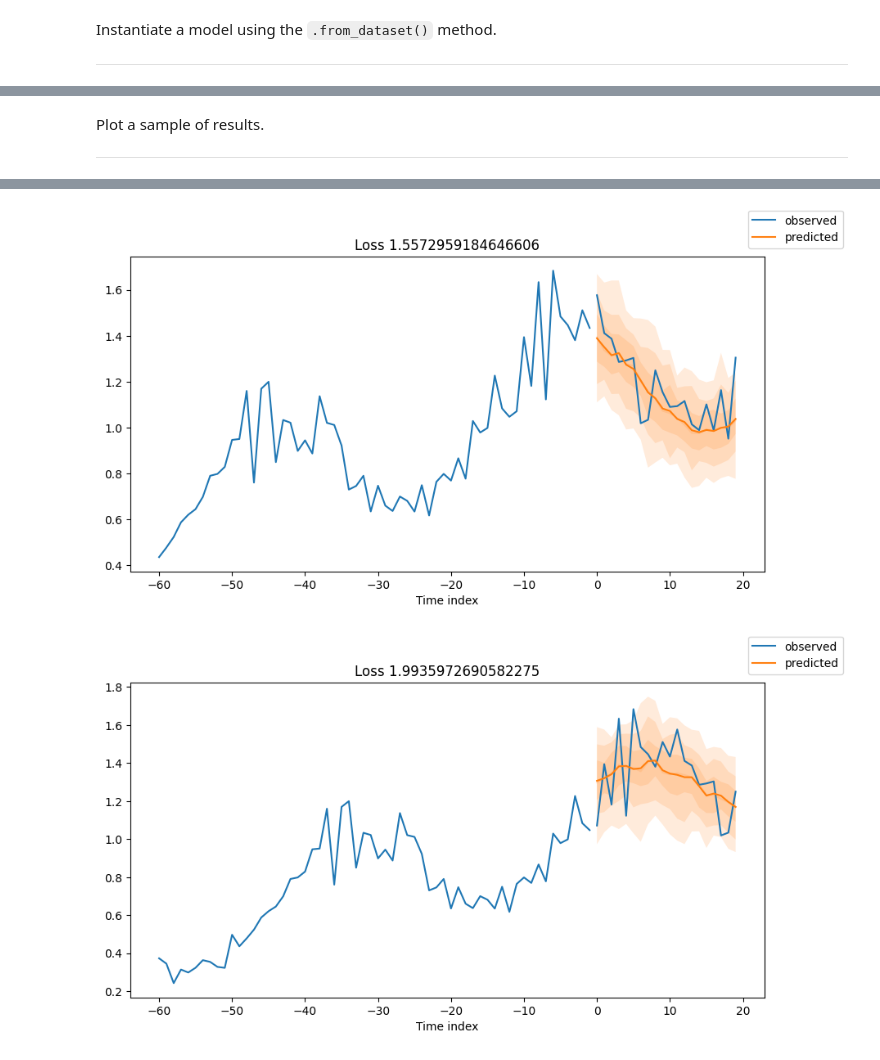
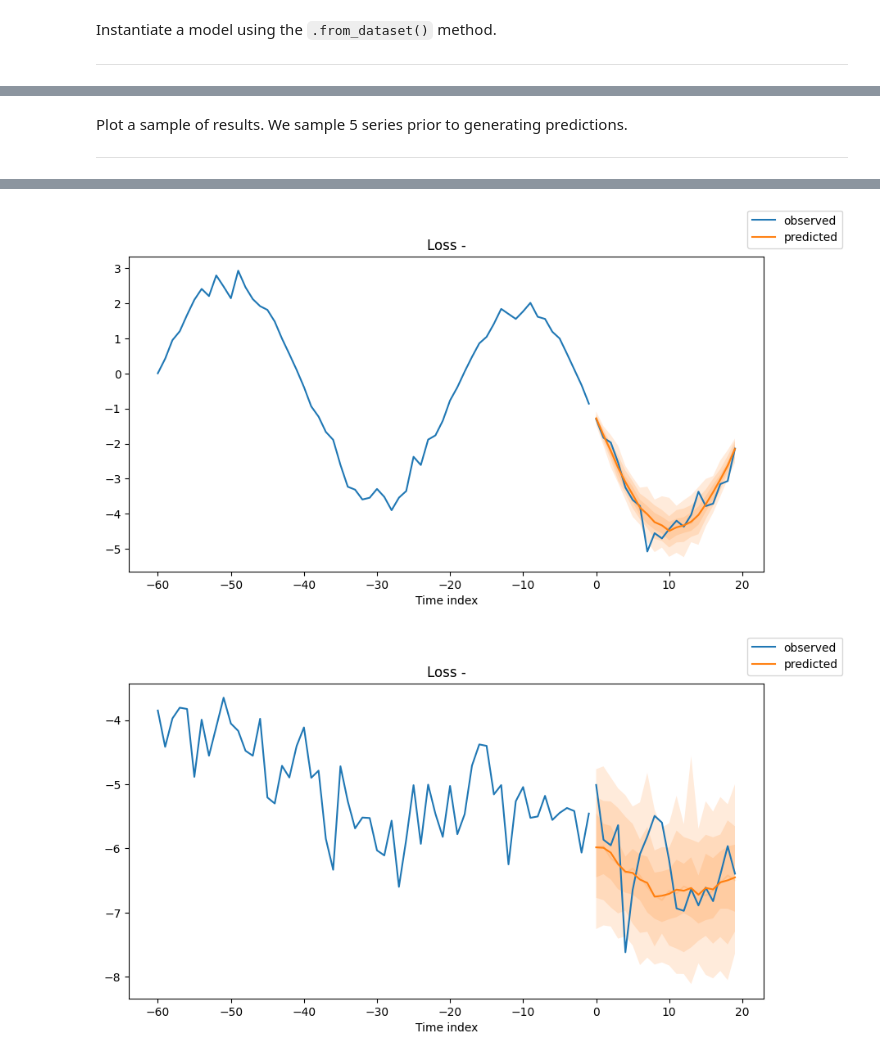
Before and after one commit to rmesek/lsc-time-series-prediction, a Jupyter notebook: notebooks/forecasting.ipynb, the cells around one changed output, grey strips where cells are left out. Cells and saved outputs as stored; diff of their text form; code cells hidden in the pictures.

```diff
--- a/notebooks/forecasting.ipynb
+++ b/notebooks/forecasting.ipynb
@@ -10,4 +12,7 @@ from pytorch_forecasting import DeepAR, TimeSeriesDataSet
 from pytorch_forecasting.data import NaNLabelEncoder
 from pytorch_forecasting.data.examples import generate_ar_data
 from pytorch_forecasting.metrics import NormalDistributionLoss
+# %%
+total_gpus = 1  # does not work with more than 1!
+total_cpus = 8
 # %% [markdown]
@@ -15,9 +20,11 @@ Create training dataset using `TimeSeriesDataSet`.
 
 ---
 # %%
-data = generate_ar_data(seasonality=10.0, timesteps=400, n_series=100, seed=42)
+data = generate_ar_data(seasonality=10.0, timesteps=400, n_series=2000, seed=42)
 data["static"] = 2
 data["date"] = pd.Timestamp("2020-01-01") + pd.to_timedelta(data.time_idx, "D")
+data["series"] = data["series"].astype(str)
+data["static"] = data["static"].astype(str)
 
 display(data.head())
 # %% [output]
@@ -95,13 +105,13 @@ pl.seed_everything(42, workers=True)
 
 deepar = DeepAR.from_dataset(
     training,
-    learning_rate=0.03,
-    hidden_size=16,
-    rnn_layers=2,
+    learning_rate=1e-3,
+    hidden_size=64,
+    rnn_layers=3,
     dropout=0.1,
     loss=NormalDistributionLoss(),
     reduce_on_plateau_patience=4,
 )
-print(f"Number of parameters in network: {deepar.size()/1e3:.1f}k")
+print(f"Number of parameters in network: {deepar.size() / 1e3:.1f}k")
 # %% [output]
 [rank: 0] Seed set to 42
@@ -113,12 +123,10 @@ Train the model with early stopping on the training dataset.
 
 ---
 # %%
-import time
-
 trainer = pl.Trainer(
     max_epochs=10,
-    accelerator="auto",
-    devices=1,
+    accelerator="gpu",
+    devices=total_gpus,
     gradient_clip_val=0.1,
     enable_checkpointing=False,
     logger=False,
@@ -127,7 +135,7 @@ trainer = pl.Trainer(
 
 start_time = time.time()
 
-trainer.fit(deepar, train_dataloaders=train_dataloader)
+trainer.fit(deepar, train_dataloaders=train_dataloader, val_dataloaders=val_dataloader)
 
 print(f"Training Time: {time.time() - start_time:.2f} seconds")
 # %% [output]
@@ -154,17 +161,25 @@ Training Time: 74.83 seconds
 # %% [markdown]
-Plot a sample of results.
+Plot a sample of results. We sample 5 series prior to generating predictions.
 
 ---
 # %%
 best_deepar = deepar
 
-raw_predictions = best_deepar.predict(val_dataloader, mode="raw", return_x=True)
+sample_series_ids = random.sample(list(data["series"].unique()), 5)
 
-num_series = data["series"].nunique()
+sample_data = data[data["series"].isin(sample_series_ids)]
 
-for idx in random.sample(range(num_series), 5):
+raw_predictions = best_deepar.predict(sample_data, mode="raw", return_x=True)
+
+for idx in range(5):
     fig, ax = plt.subplots(figsize=(10, 5))
-    best_deepar.plot_prediction(raw_predictions.x, raw_predictions.output, idx=idx, add_loss_to_title=True, ax=ax)
+    best_deepar.plot_prediction(
+        raw_predictions.x,
+        raw_predictions.output,
+        idx=idx,
+        add_loss_to_title=True,
+        ax=ax,
+    )
     plt.show()
 # %% [output]
 Trainer will use only 1 of 2 GPUs because it is running inside an interactive / notebook environment. You may try to set `Trainer(devices=2)` but please note that multi-GPU inside interactive / notebo ...
@@ -178,2 +194,2 @@ SLURM auto-requeueing enabled. Setting signal handlers.
-[figure, old version]
+[figure, new version]
-[figure, old version]
+[figure, new version]
```
Also changed, not shown: parts of 11 cells of this notebook, 1 other file.
